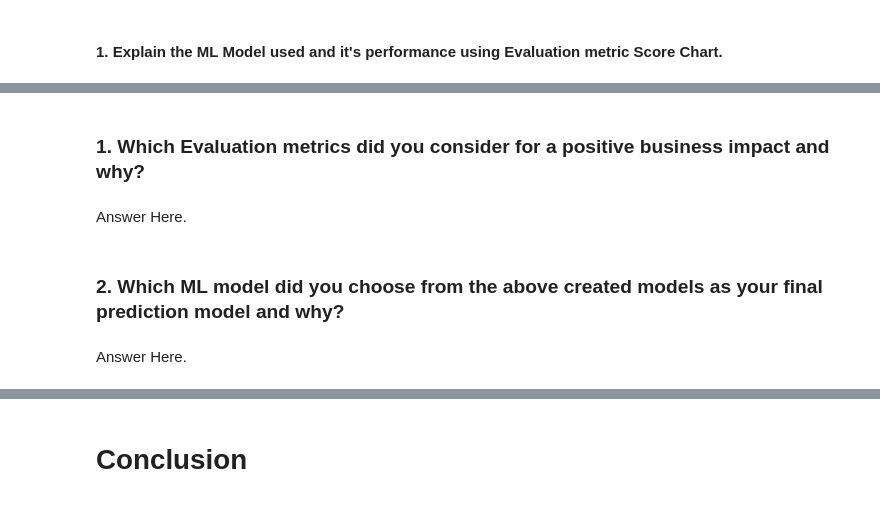
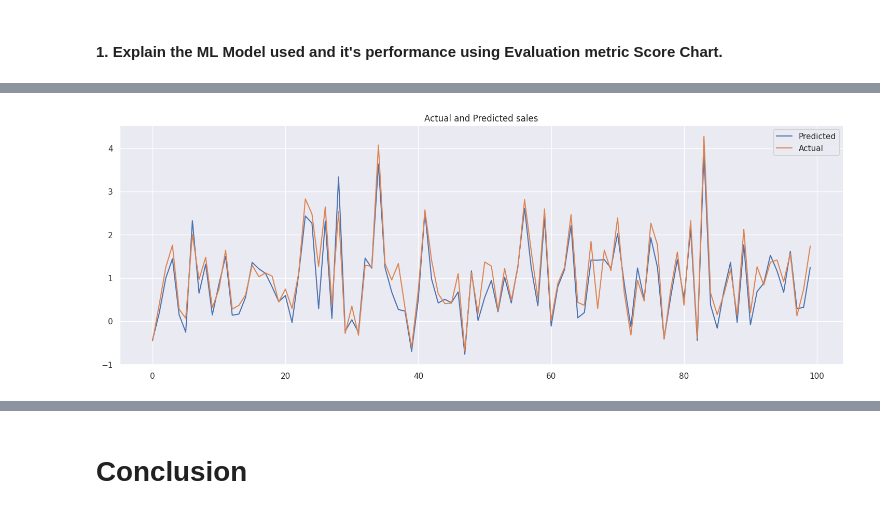
Before and after one commit to theuttammishra/Retail-Sales, a Jupyter notebook: Retail_sales_prediction.ipynb, the cells around one changed output, grey strips where cells are left out. Saved outputs shown, nothing was run; the diff lists cells and outputs as text; code cells hidden in the pictures.

```diff
--- a/Retail_sales_prediction.ipynb
+++ b/Retail_sales_prediction.ipynb
@@ -1410,0 +1404,23 @@ print("Ridge testing score = {}".format(ridge_cv.score(X_test, y_test)))
+# %%
+
+# import lasso regression from sklearn library
+from sklearn.linear_model import Lasso
+from sklearn.model_selection import GridSearchCV
+
+# Creating Ridge instance
+lasso= Lasso()
+
+# Defining parameters
+parameters_lasso = {"alpha": [1e-5,1e-4,1e-3,1e-2,1e-1,1,5], "max_iter":[7,8,9,10]}
+
+# Train the model
+lassoR = GridSearchCV(lasso, parameters_lasso, scoring='neg_mean_squared_error', cv=5)
+lassoR.fit(X_train,y_train)
+
+# Predict the output
+y_train_lasso_pred = lassoR.predict(X_train)
+y_test_lasso_pred = lassoR.predict(X_test)
+
+# Printing the best parameters obtained by GridSearchCV
+print(f"The best alpha value found out to be: {lassoR.best_params_}")
+print(f"Negative mean square error is: {lassoR.best_score_}")
@@ -1601,8 +1653,0 @@ Answer Here.
-# %% [markdown]
-### 1. Which Evaluation metrics did you consider for a positive business impact and why?
-# %% [markdown]
-Answer Here.
-# %% [markdown]
-### 2. Which ML model did you choose from the above created models as your final prediction model and why?
-# %% [markdown]
-Answer Here.
@@ -1624,0 +1654,10 @@ comparison_table
+# %%
+# Visualizing evaluation Metric Score chart
+plt.figure(figsize=(18,6))
+plt.plot((y_pred_test)[:100])
+plt.plot((np.array(y_test)[:100]))
+plt.legend(["Predicted","Actual"])
+plt.title('Actual and Predicted sales')
+plt.show()
+# %% [output]
+[figure, added]
```
Also changed, not shown: parts of 61 cells of this notebook.
